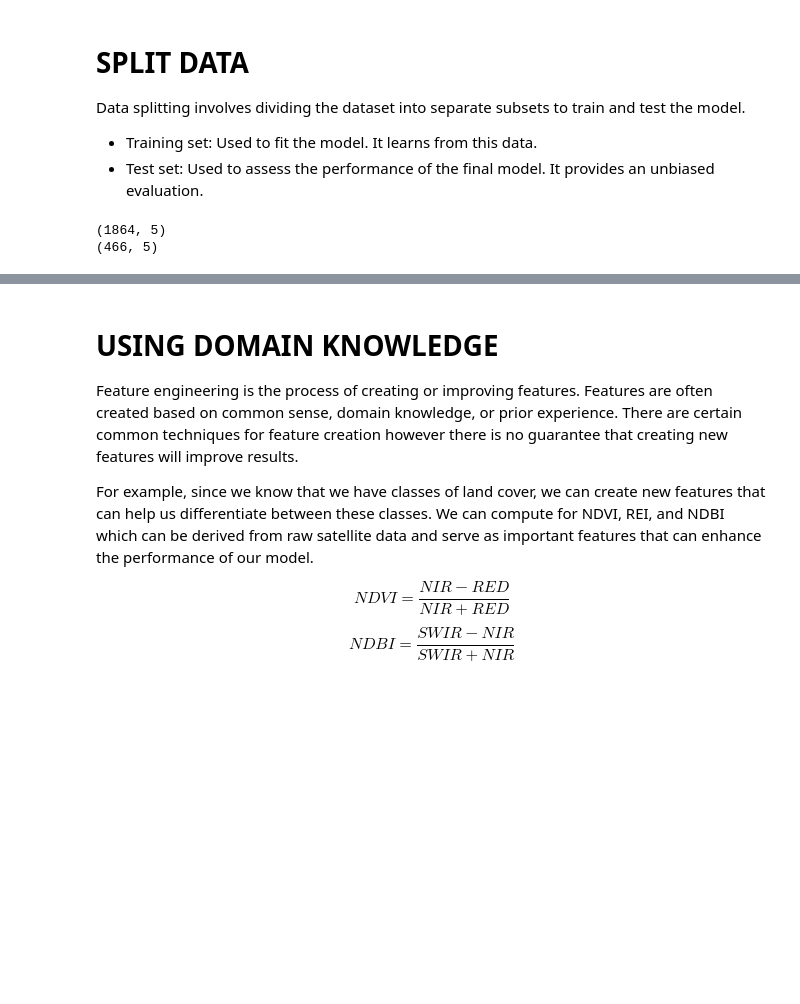
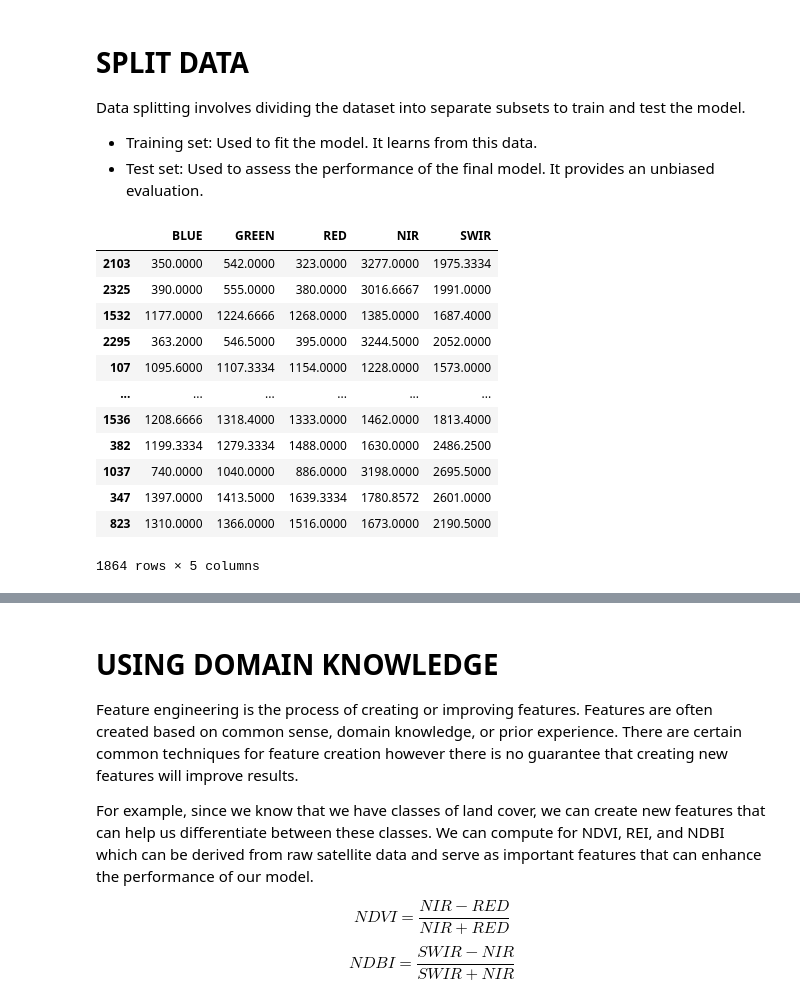
Before and after one commit to RJLA/GeoAI-ISPRS-SS, a Jupyter notebook: II.2.Data-Preparation.ipynb, the cells around one changed output, grey strips where cells are left out. Drawn from its saved outputs; the diff is of its cells as text; code cells hidden in the pictures; blank space fills up the shorter version.

```diff
--- a/II.2.Data-Preparation.ipynb
+++ b/II.2.Data-Preparation.ipynb
@@ -29,16 +29,24 @@ Data splitting involves dividing the dataset into separate subsets to train and
 # %%
 # Split the data into train and test
 X_train, X_test, y_train, y_test= df_ops.split_data(df, "Landcover")
 
 # Save the data
 X_train.to_csv("csv_files/X_train.csv", index=False)
 X_test.to_csv("csv_files/X_test.csv", index=False)
 y_train.to_csv("csv_files/y_train.csv", index=False)
 y_test.to_csv("csv_files/y_test.csv", index=False)
-
-# Print the shape of the data
-print(X_train.shape)
-print(X_test.shape)
+X_train
 # %% [output]
+|  | BLUE | GREEN | RED | NIR | SWIR |
+| 2103 | 350.0000 | 542.0000 | 323.0000 | 3277.0000 | 1975.3334 |
+| 2325 | 390.0000 | 555.0000 | 380.0000 | 3016.6667 | 1991.0000 |
+| 1532 | 1177.0000 | 1224.6666 | 1268.0000 | 1385.0000 | 1687.4000 |
+| 2295 | 363.2000 | 546.5000 | 395.0000 | 3244.5000 | 2052.0000 |
+| 107 | 1095.6000 | 1107.3334 | 1154.0000 | 1228.0000 | 1573.0000 |
+| ... | ... | ... | ... | ... | ... |
+| 1536 | 1208.6666 | 1318.4000 | 1333.0000 | 1462.0000 | 1813.4000 |
+| 382 | 1199.3334 | 1279.3334 | 1488.0000 | 1630.0000 | 2486.2500 |
+| 1037 | 740.0000 | 1040.0000 | 886.0000 | 3198.0000 | 2695.5000 |
+| 347 | 1397.0000 | 1413.5000 | 1639.3334 | 1780.8572 | 2601.0000 |
+| 823 | 1310.0000 | 1366.0000 | 1516.0000 | 1673.0000 | 2190.5000 |
-(1864, 5)
-(466, 5)
+1864 rows × 5 columns
```
Also changed, not shown: parts of 18 cells of this notebook, 21 other files.
